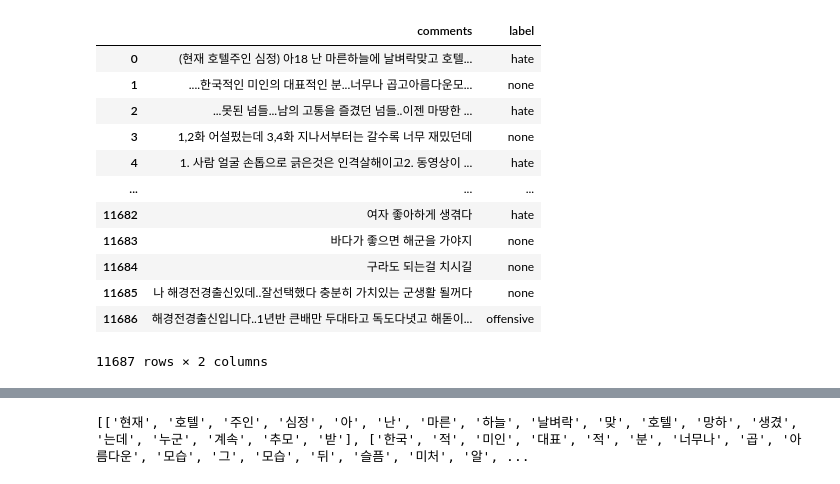
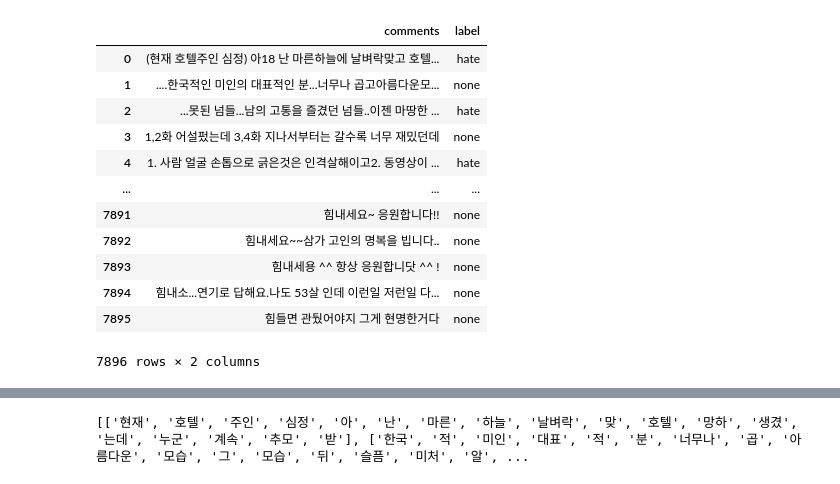
Before and after one commit to Aesol-Ahn/korean-toxic-comments, a Jupyter notebook: JO/noname_20.11.06.ipynb, the cells around one changed output, grey strips where cells are left out. Saved outputs shown, nothing was run; the diff lists cells and outputs as text; code cells hidden in the pictures.

```diff
--- a/JO/noname_20.11.06.ipynb
+++ b/JO/noname_20.11.06.ipynb
@@ -22,19 +22,19 @@ from hanspell import spell_checker # 맞춤법
 import pickle
 from tqdm import trange, notebook # show progress-bar
 # %%
-data = pd.read_csv("train.hate.csv")
+data = pd.read_csv("data/train.hate.csv")
 data
 # %% [output]
 |  | comments | label |
 | 0 | (현재 호텔주인 심정) 아18 난 마른하늘에 날벼락맞고 호텔... | hate |
 | 1 | ....한국적인 미인의 대표적인 분...너무나 곱고아름다운모... | none |
 | 2 | ...못된 넘들...남의 고통을 즐겼던 넘들..이젠 마땅한 ... | hate |
 | 3 | 1,2화 어설펐는데 3,4화 지나서부터는 갈수록 너무 재밌던데 | none |
 | 4 | 1. 사람 얼굴 손톱으로 긁은것은 인격살해이고2. 동영상이 ... | hate |
 | ... | ... | ... |
-| 11682 | 여자 좋아하게 생겪다 | hate |
-| 11683 | 바다가 좋으면 해군을 가야지 | none |
-| 11684 | 구라도 되는걸 치시길 | none |
-| 11685 | 나 해경전경출신있데..잘선택했다 충분히 가치있는 군생활 될꺼다 | none |
-| 11686 | 해경전경출신입니다..1년반 큰배만 두대타고 독도다녓고 해돋이... | offensive |
+| 7891 | 힘내세요~ 응원합니다!! | none |
+| 7892 | 힘내세요~~삼가 고인의 명복을 빕니다.. | none |
+| 7893 | 힘내세용 ^^ 항상 응원합니닷 ^^ ! | none |
+| 7894 | 힘내소...연기로 답해요.나도 53살 인데 이런일 저런일 다... | none |
+| 7895 | 힘들면 관뒀어야지 그게 현명한거다 | none |
-11687 rows × 2 columns
+7896 rows × 2 columns
```
Also changed, not shown: parts of 31 cells of this notebook, 4 other files.
